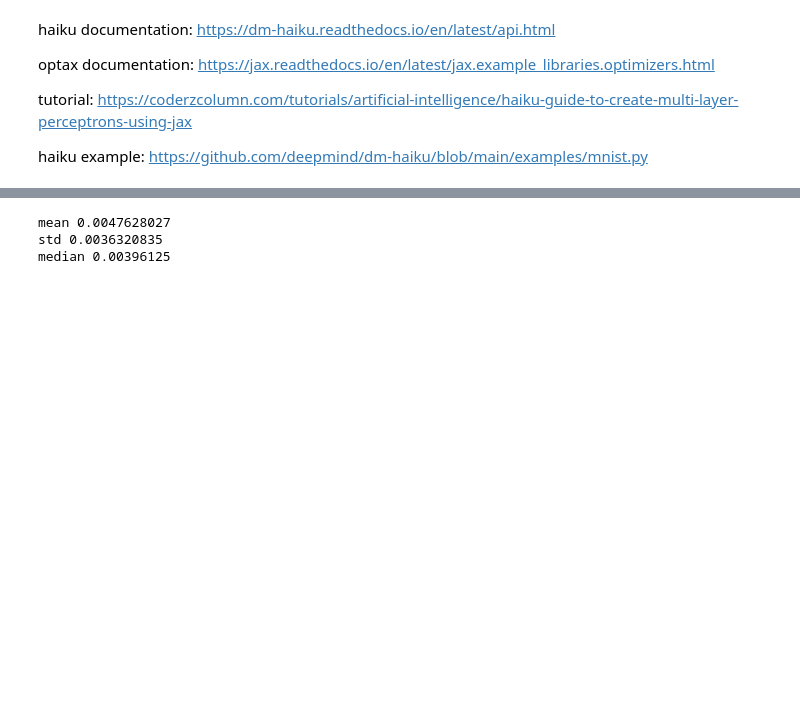
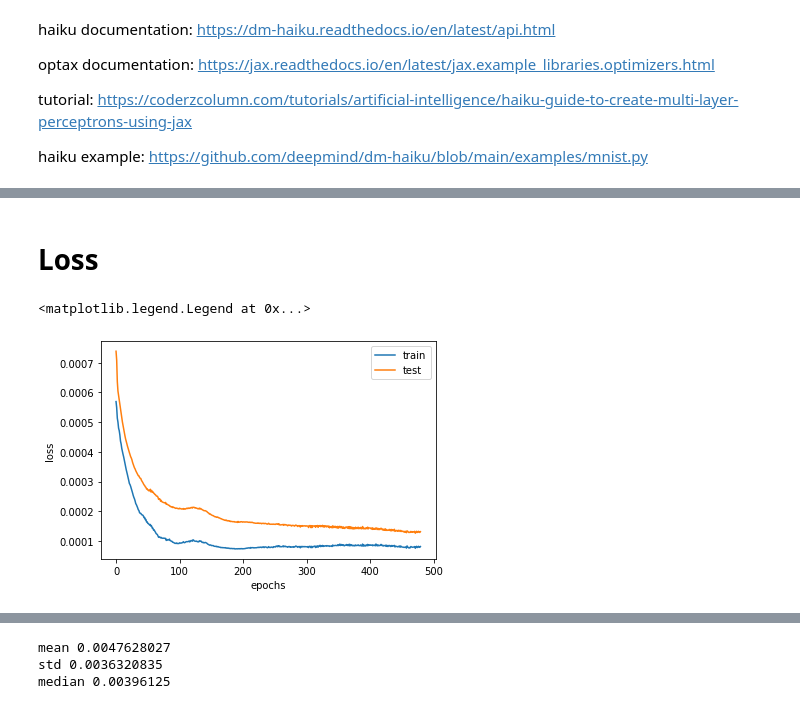
Before and after one commit to AmandinChyba/Project1-Fields-2022, a Jupyter notebook: Deep_Learning/wobNN.ipynb, the cells around one changed output, grey strips where cells are left out. Cells and saved outputs as stored; diff of their text form; code cells hidden in the pictures; blank space fills up the shorter version.

```diff
--- a/Deep_Learning/wobNN.ipynb
+++ b/Deep_Learning/wobNN.ipynb
@@ -132,0 +139,19 @@ Wall time: 1.74 s
+# %% [markdown]
+# Loss
+# %%
+epoch_start = 20
+batches_per_epoch = int(len(loss_array[0]) / epochs)
+
+epoch_axis = jnp.arange(epochs-epoch_start)
+train_loss = loss_array[0][::batches_per_epoch][epoch_start:]
+test_loss = loss_array[1][::batches_per_epoch][epoch_start:]
+
+
+plt.plot(epoch_axis, train_loss, label='train')
+plt.plot(epoch_axis, test_loss, label='test')
+plt.xlabel('epochs')
+plt.ylabel('loss')
+plt.legend()
+# %% [output]
+<matplotlib.legend.Legend at 0x...>
+[figure, added]
```
Also changed, not shown: parts of 11 cells of this notebook.
